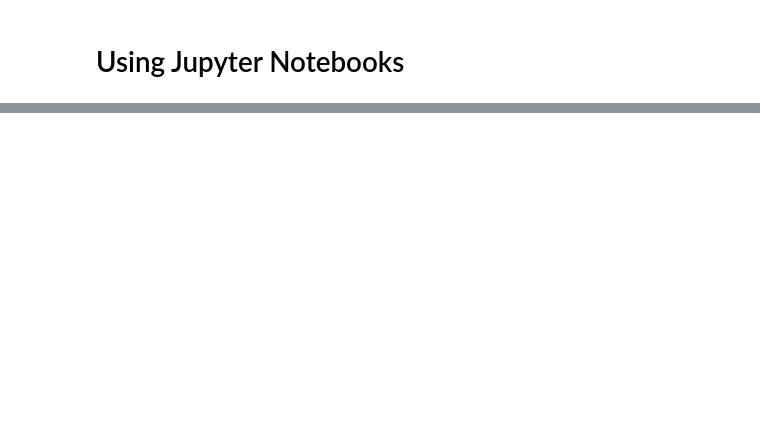
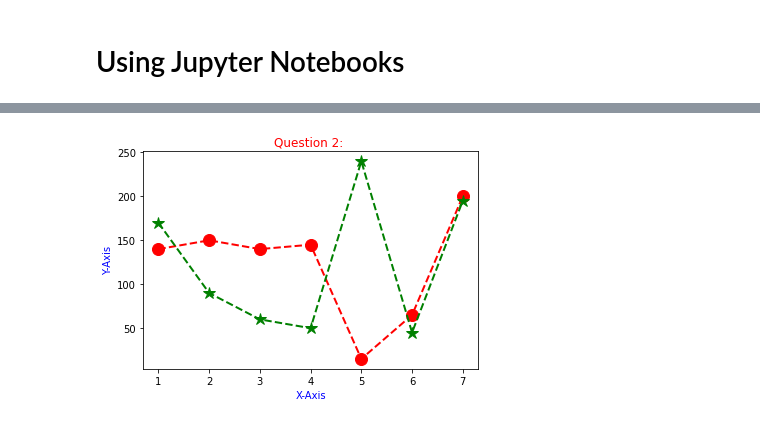
Before and after one commit to AISWARYAR2001/Assignment-day1, a Jupyter notebook: Copy_of_Using_Jupyter_Notebooks.ipynb, the cells around one changed output, grey strips where cells are left out. Drawn from its saved outputs; the diff is of its cells as text; code cells hidden in the pictures; blank space fills up the shorter version.

```diff
--- a/Copy_of_Using_Jupyter_Notebooks.ipynb
+++ b/Copy_of_Using_Jupyter_Notebooks.ipynb
@@ -21,0 +22,14 @@ array([0, 1, 2, 3, 4, 5, 6, 7, 8, 9])
+# %%
+days = [1,2,3,4,5,6,7]
+sales_1 = [140,150,140,145,15,65,200] #company1
+sales_2 = [170,90,60,50,240,45,195] #company2
+
+plt.title("Question 2: ",color='red')
+plt.xlabel("X-Axis", color='blue')
+plt.ylabel("Y-Axis", color='blue')
+
+plt.plot(days, sales_1, 'ro--', markersize=12, linewidth=2)
+plt.plot(days, sales_2, 'g*--', markersize=12, linewidth=2)
+plt.show()
+# %% [output]
+[figure, added]
```
Also changed, not shown: parts of 5 cells of this notebook.
